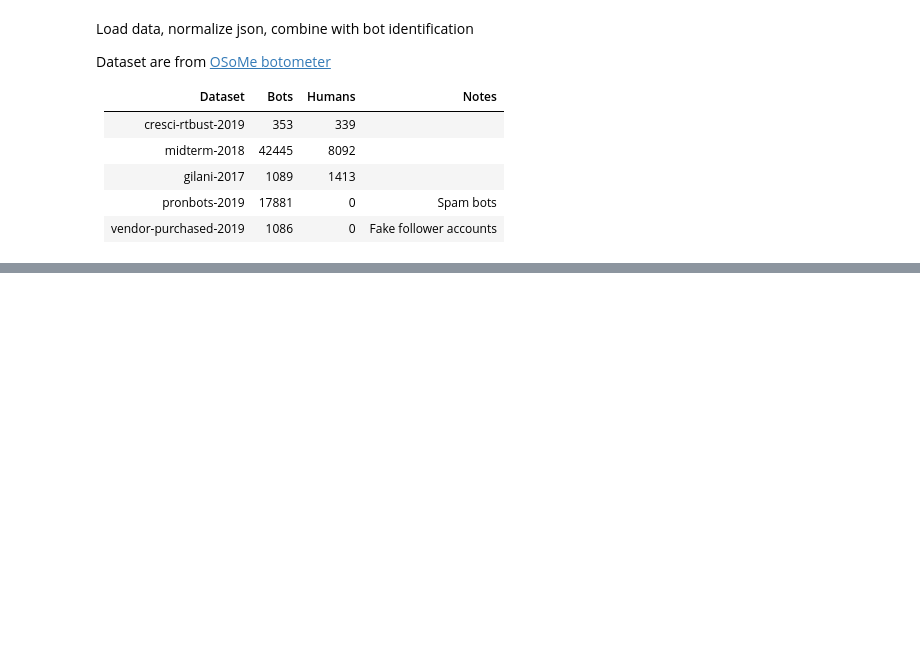
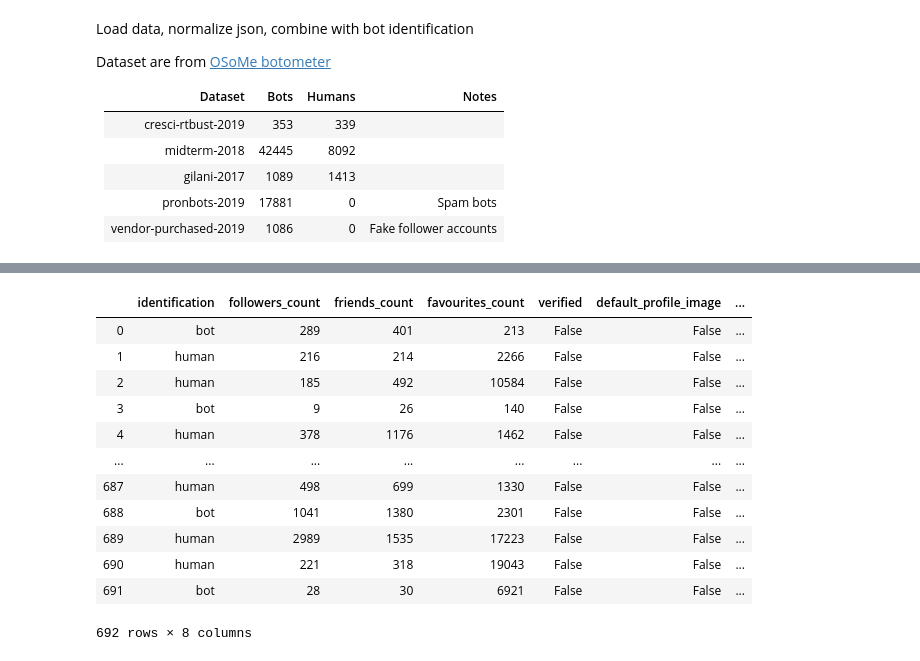
Before and after one commit to sdev00/Twitter-Bots, a Jupyter notebook: source/initialization.ipynb, the cells around one changed output, grey strips where cells are left out. Cells and saved outputs as stored; diff of their text form; code cells hidden in the pictures; blank space fills up the shorter version.

```diff
--- a/source/initialization.ipynb
+++ b/source/initialization.ipynb
@@ -6,6 +6,9 @@ import json
 import numpy as np
 import pandas as pd
 from pandas.io.json import json_normalize
+
+reduced_columns = ['identification', 'followers_count','friends_count','favourites_count','verified',
+           'default_profile_image', 'statuses_count','listed_count']
 # %% [markdown]
 Load data, normalize json, combine with bot identification
 
@@ -32,0 +55,17 @@ cresci_rtbust_2019_humans = cresci_rtbust_2019[(cresci_rtbust_2019.identificatio
+# %%
+cresci_rtbust_2019_red = cresci_rtbust_2019[reduced_columns]
+cresci_rtbust_2019_red
+# %% [output]
+|  | identification | followers_count | friends_count | favourites_count | verified | default_profile_image | ... |
+| 0 | bot | 289 | 401 | 213 | False | False | ... |
+| 1 | human | 216 | 214 | 2266 | False | False | ... |
+| 2 | human | 185 | 492 | 10584 | False | False | ... |
+| 3 | bot | 9 | 26 | 140 | False | False | ... |
+| 4 | human | 378 | 1176 | 1462 | False | False | ... |
+| ... | ... | ... | ... | ... | ... | ... | ... |
+| 687 | human | 498 | 699 | 1330 | False | False | ... |
+| 688 | bot | 1041 | 1380 | 2301 | False | False | ... |
+| 689 | human | 2989 | 1535 | 17223 | False | False | ... |
+| 690 | human | 221 | 318 | 19043 | False | False | ... |
+| 691 | bot | 28 | 30 | 6921 | False | False | ... |
+692 rows × 8 columns
```
Also changed, not shown: parts of 12 cells of this notebook.
